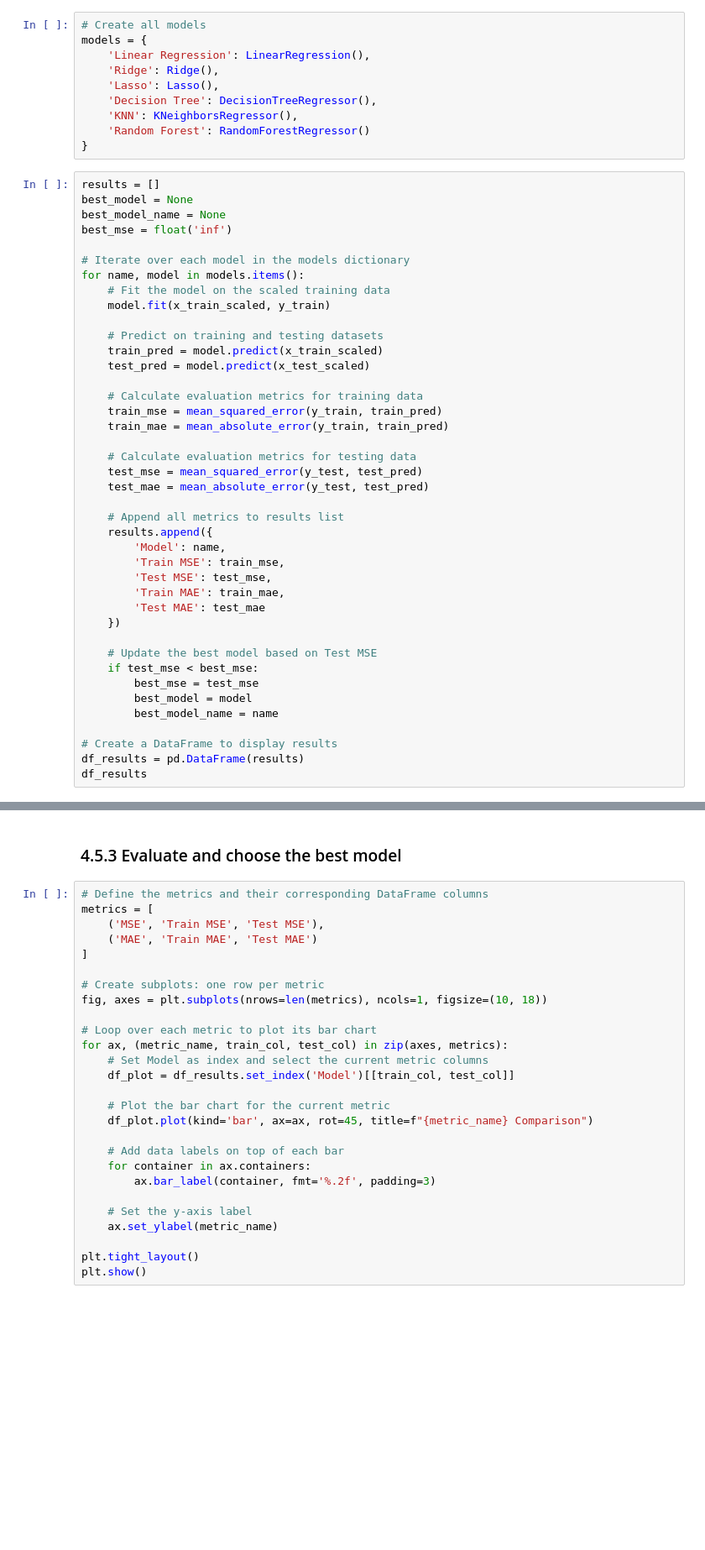
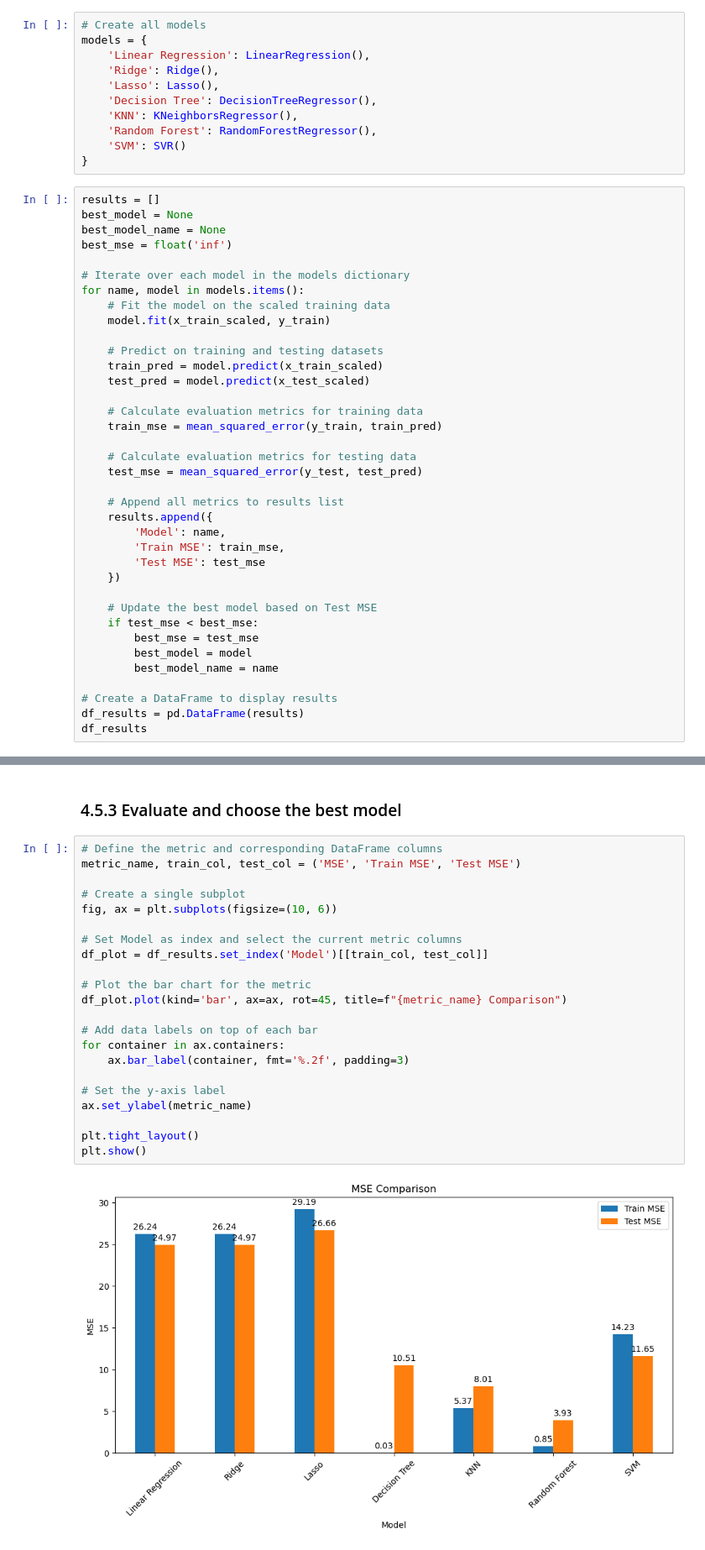
Before and after one commit to phucnguyenhoank/inds_gk_code_1, a Jupyter notebook: car-price-prediction_v3.ipynb, the cells around one changed output, grey strips where cells are left out. Shown at 84% size. Drawn from its saved outputs; the diff is of its cells as text; blank space fills up the shorter version.

```diff
--- a/car-price-prediction_v3.ipynb
+++ b/car-price-prediction_v3.ipynb
@@ -401,7 +802,8 @@ models = {
     'Lasso': Lasso(),
     'Decision Tree': DecisionTreeRegressor(),
     'KNN': KNeighborsRegressor(),
-    'Random Forest': RandomForestRegressor()
+    'Random Forest': RandomForestRegressor(),
+    'SVM': SVR()
 }
 # %%
 results = []
@@ -420,19 +822,15 @@ for name, model in models.items():
 
     # Calculate evaluation metrics for training data
     train_mse = mean_squared_error(y_train, train_pred)
-    train_mae = mean_absolute_error(y_train, train_pred)
 
     # Calculate evaluation metrics for testing data
     test_mse = mean_squared_error(y_test, test_pred)
-    test_mae = mean_absolute_error(y_test, test_pred)
 
     # Append all metrics to results list
     results.append({
         'Model': name,
         'Train MSE': train_mse,
-        'Test MSE': test_mse,
-        'Train MAE': train_mae,
-        'Test MAE': test_mae
+        'Test MSE': test_mse
     })
 
     # Update the best model based on Test MSE
@@ -447,32 +854,29 @@ df_results
 # %% [markdown]
 ### 4.5.3 Evaluate and choose the best model
 # %%
-# Define the metrics and their corresponding DataFrame columns
-metrics = [
-    ('MSE', 'Train MSE', 'Test MSE'),
-    ('MAE', 'Train MAE', 'Test MAE')
-]
+# Define the metric and corresponding DataFrame columns
+metric_name, train_col, test_col = ('MSE', 'Train MSE', 'Test MSE')
 
-# Create subplots: one row per metric
-fig, axes = plt.subplots(nrows=len(metrics), ncols=1, figsize=(10, 18))
+# Create a single subplot
+fig, ax = plt.subplots(figsize=(10, 6))
 
-# Loop over each metric to plot its bar chart
-for ax, (metric_name, train_col, test_col) in zip(axes, metrics):
-    # Set Model as index and select the current metric columns
-    df_plot = df_results.set_index('Model')[[train_col, test_col]]
+# Set Model as index and select the current metric columns
+df_plot = df_results.set_index('Model')[[train_col, test_col]]
 
-    # Plot the bar chart for the current metric
-    df_plot.plot(kind='bar', ax=ax, rot=45, title=f"{metric_name} Comparison")
+# Plot the bar chart for the metric
+df_plot.plot(kind='bar', ax=ax, rot=45, title=f"{metric_name} Comparison")
 
-    # Add data labels on top of each bar
-    for container in ax.containers:
-        ax.bar_label(container, fmt='%.2f', padding=3)
+# Add data labels on top of each bar
+for container in ax.containers:
+    ax.bar_label(container, fmt='%.2f', padding=3)
 
-    # Set the y-axis label
-    ax.set_ylabel(metric_name)
+# Set the y-axis label
+ax.set_ylabel(metric_name)
 
 plt.tight_layout()
 plt.show()
+# %% [output]
+[figure, added]
 # %%
 joblib.dump(best_model, "best_model.pkl")
 print(f"Saved {best_model_name} to best_model.pkl")
```
Also changed, not shown: parts of 41 cells of this notebook.
